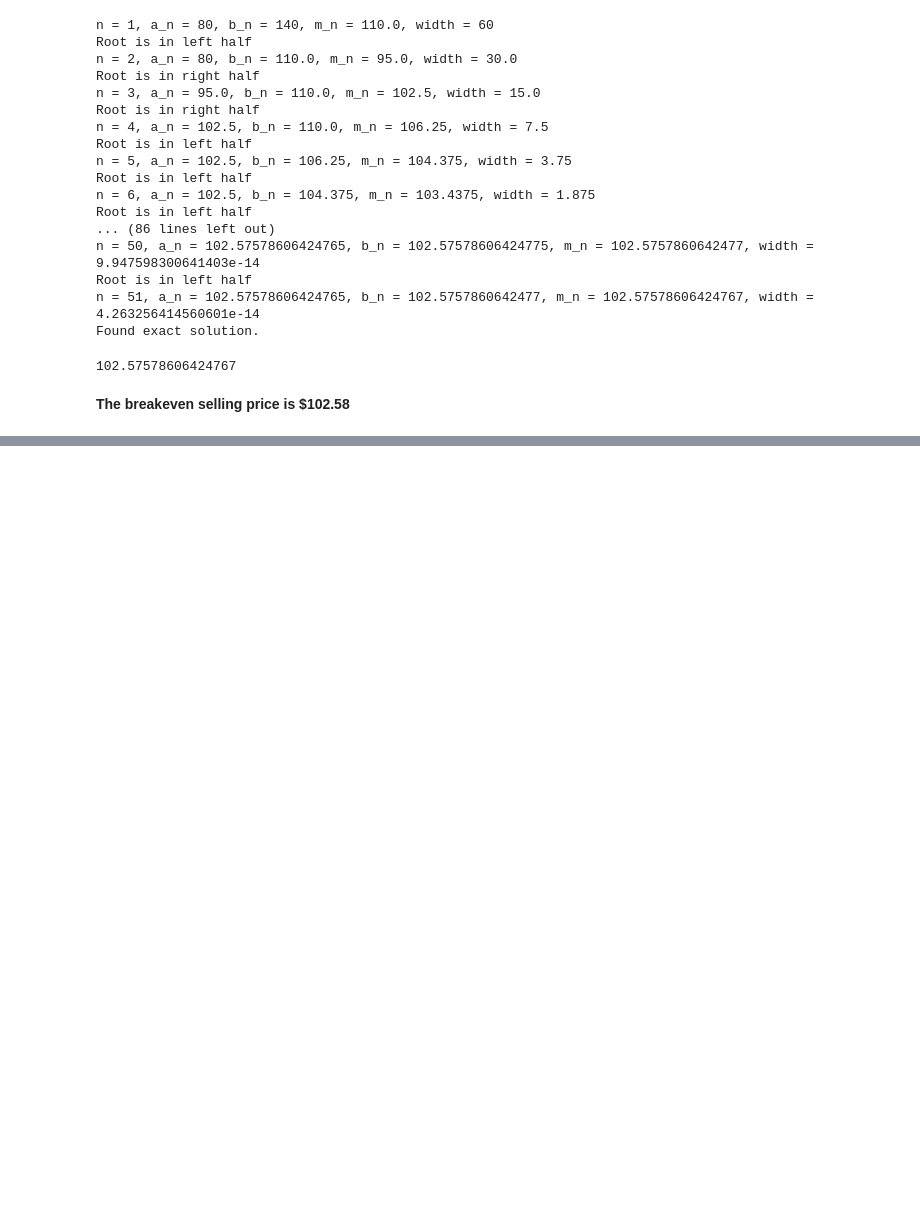
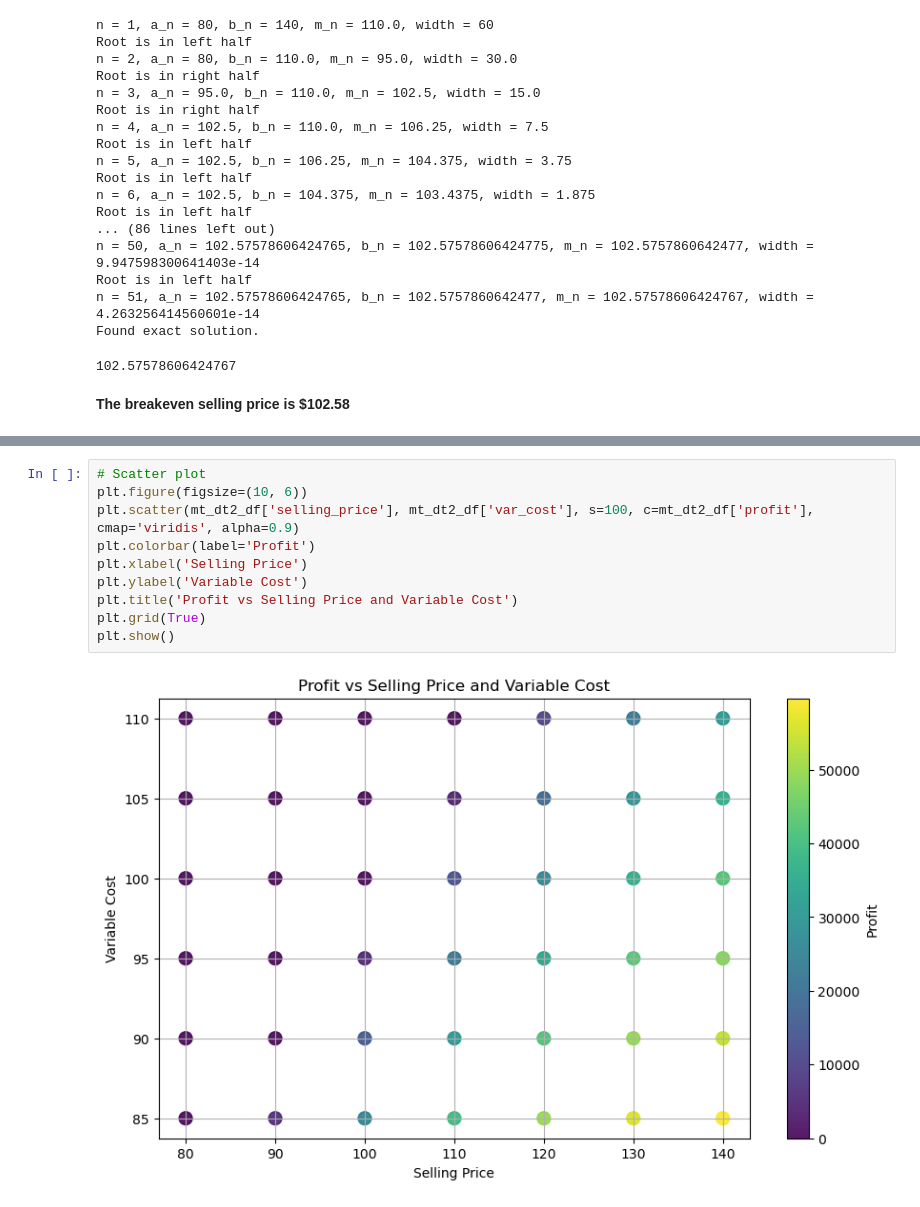
Before and after one commit to Rhedhead0621/whatif, a Jupyter notebook: notebooks/hw2_Analysis1_Hojdila.ipynb, the cells around one changed output, grey strips where cells are left out. Cells and saved outputs as stored; diff of their text form; blank space fills up the shorter version.

```diff
--- a/notebooks/hw2_Analysis1_Hojdila.ipynb
+++ b/notebooks/hw2_Analysis1_Hojdila.ipynb
@@ -269,0 +344,12 @@ Found exact solution.
+# %%
+# Scatter plot
+plt.figure(figsize=(10, 6))
+plt.scatter(mt_dt2_df['selling_price'], mt_dt2_df['var_cost'], s=100, c=mt_dt2_df['profit'], cmap='viridis', alpha=0.9)
+plt.colorbar(label='Profit')
+plt.xlabel('Selling Price')
+plt.ylabel('Variable Cost')
+plt.title('Profit vs Selling Price and Variable Cost')
+plt.grid(True)
+plt.show()
+# %% [output]
+[figure, added]
```
Also changed, not shown: parts of 16 cells of this notebook.
